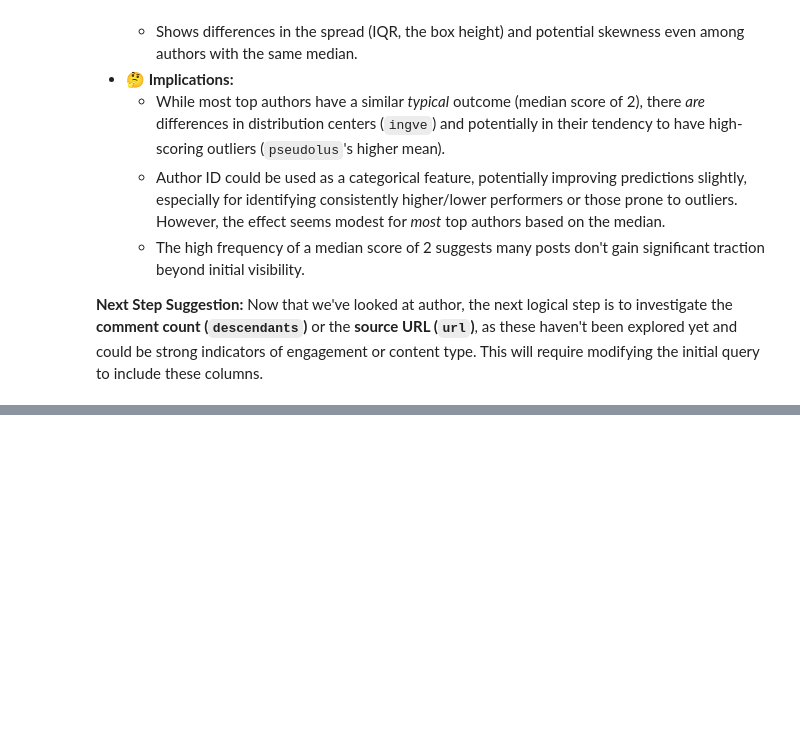
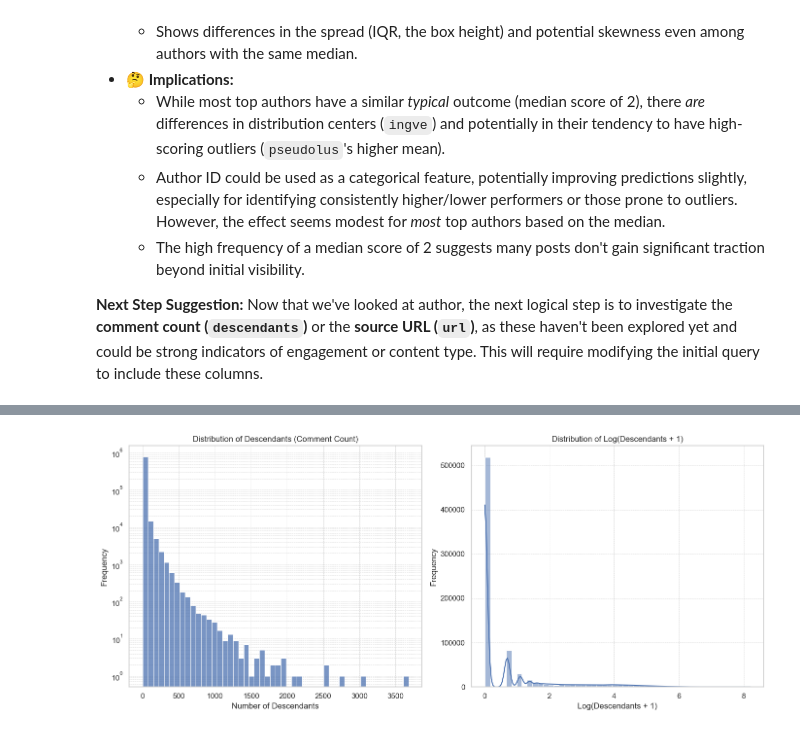
Before and after one commit to ocmoney/Dropout_Disco, a Jupyter notebook: notebooks/eda.ipynb, the cells around one changed output, grey strips where cells are left out. Saved outputs shown, nothing was run; the diff lists cells and outputs as text; code cells hidden in the pictures; blank space fills up the shorter version.

```diff
--- a/notebooks/eda.ipynb
+++ b/notebooks/eda.ipynb
@@ -823,0 +862,95 @@ Does *who* posts matter for the score? Let's see:
+# %%
+# --- Load data using pandas ---
+print(f"Attempting to load {SAMPLE_SIZE:,} random stories including descendants...")
+
+try:
+    df_stories = pd.read_sql(query_with_descendants, engine)
+    print(f"Successfully loaded {len(df_stories)} stories.")
+
+    # --- Basic Inspection (Focus on 'descendants') ---
+    print("\n--- First 5 Stories (with descendants) ---")
+    display(df_stories.head())
+
+    print("\n--- Data Info (with descendants) ---")
+    df_stories.info()
+
+    print("\n--- Missing Values (with descendants) ---")
+    display(df_stories.isnull().sum())
+
+    # --- Clean DataFrame for Analysis ---
+    initial_rows = len(df_stories)
+    print(f"\nStarting cleaning with {initial_rows:,} stories.")
+    # Drop rows missing essential fields for score prediction and descendants analysis
+    # Also check if descendants has missing values that need handling
+    df_stories_cleaned = df_stories.dropna(subset=['title', 'score', 'descendants']).copy()
+    rows_after_cleaning = len(df_stories_cleaned)
+    rows_dropped = initial_rows - rows_after_cleaning
+    print(f"Removed {rows_dropped:,} rows with missing 'title', 'score', or 'descendants'.")
+    print(f"Working with {rows_after_cleaning:,} cleaned stories.")
+
+    # --- Analyze Descendants Distribution ---
+    if not df_stories_cleaned.empty:
+        print("\n--- Descendants (Comment Count) Summary Statistics ---")
+        display(df_stories_cleaned['descendants'].describe())
+
+        # Add log1p transform for descendants as it's likely skewed
+        df_stories_cleaned['descendants_log1p'] = np.log1p(df_stories_cleaned['descendants'])
+        # Also ensure score_log1p is present
+        if 'score_log1p' not in df_stories_cleaned.columns:
+             df_stories_cleaned['score_log1p'] = np.log1p(df_stories_cleaned['score'])
+
+
+        print("\n--- Plotting Descendants Distributions ---")
+        plt.figure(figsize=(14, 6))
+
+        plt.subplot(1, 2, 1)
+        sns.histplot(df_stories_cleaned['descendants'], bins=50, kde=False)
+        plt.title('Distribution of Descendants (Comment Count)')
+        plt.xlabel('Number of Descendants')
+        plt.ylabel('Frequency')
+        plt.yscale('log') # Log scale likely needed
+        plt.grid(True, which="both", ls="--", linewidth=0.5)
+
+        plt.subplot(1, 2, 2)
+        sns.histplot(df_stories_cleaned['descendants_log1p'], bins=50, kde=True)
+        plt.title('Distribution of Log(Descendants + 1)')
+        plt.xlabel('Log(Descendants + 1)')
+        plt.ylabel('Frequency')
+        plt.grid(True, which="both", ls="--", linewidth=0.5)
+
+        plt.tight_layout()
+        plt.show()
+
+        # --- Analyze Correlation with Score ---
+        print("\n--- Correlation Analysis ---")
+        # Calculate correlation between log-transformed values
+        correlation = df_stories_cleaned['descendants_log1p'].corr(df_stories_cleaned['score_log1p'])
+        print(f"Pearson correlation between log(descendants+1) and log(score+1): {correlation:.3f}")
+
+        # --- Visualize Relationship ---
+        print("\n--- Visualizing Relationship between Log(Descendants) and Log(Score) ---")
+        # Use a hexbin plot for large datasets to show density, add alpha for scatter
+        plt.figure(figsize=(10, 8))
+
+        # Option 1: Hexbin plot (good for density)
+        plt.hexbin(df_stories_cleaned['descendants_log1p'], df_stories_cleaned['score_log1p'], gridsize=50, cmap='viridis', mincnt=1) # mincnt=1 ensures single points are shown
+        plt.colorbar(label='Count in bin')
+
+        # Option 2: Scatter plot (can be slow/dense, use sample if needed)
+        # df_sample = df_stories_cleaned.sample(n=min(50000, len(df_stories_cleaned)), random_state=42)
+        # plt.scatter(df_sample['descendants_log1p'], df_sample['score_log1p'], alpha=0.1, s=5) # Small points, low alpha
+
+        plt.xlabel('Log(Descendants + 1)')
+        plt.ylabel('Log(Score + 1)')
+        plt.title('Relationship between Comment Count and Score (Log Scales)')
+        plt.grid(True, which="both", ls="--", linewidth=0.5)
+        plt.show()
+
+    else:
+        print("DataFrame is empty after cleaning. Cannot perform analysis.")
+
+except Exception as e:
+    print(f"An error occurred: {e}")
+    # Optionally re-initialize df_stories_cleaned to prevent downstream errors
+    df_stories_cleaned = pd.DataFrame()
+# %% [output]
@@ -823,0 +1003 @@ Does *who* posts matter for the score? Let's see:
+[figure, added]
```
Also changed, not shown: parts of 18 cells of this notebook.
